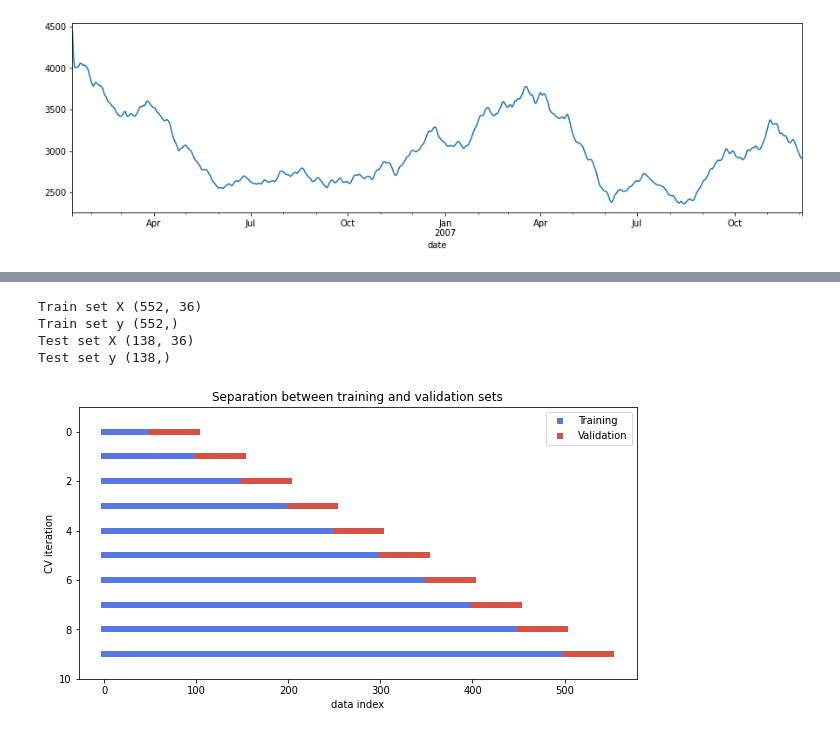
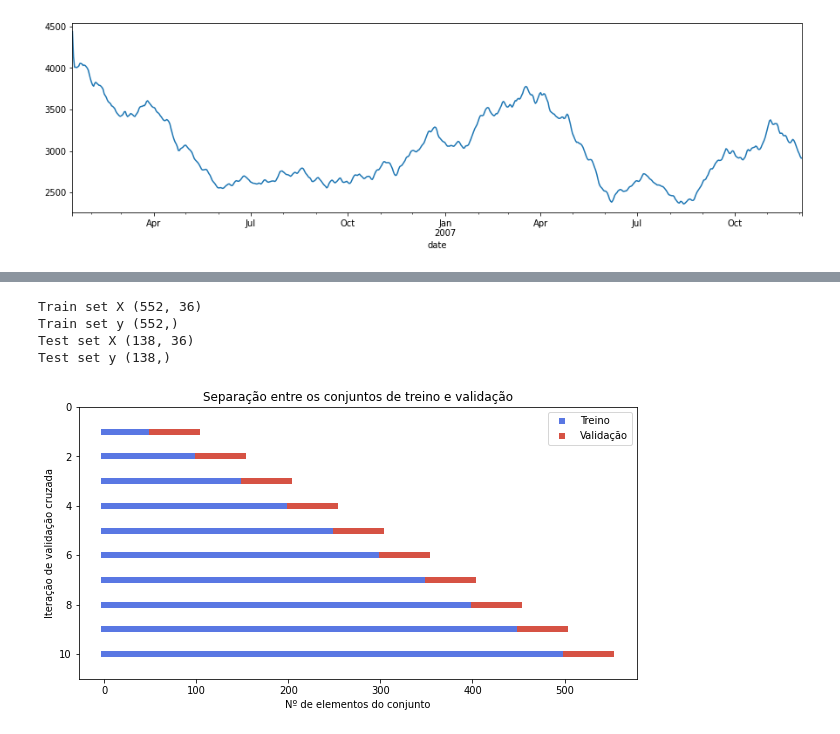
Before and after one commit to vitoramr/Energy_consumption_forecasting, a Jupyter notebook: forecast_model.ipynb, the cells around one changed output, grey strips where cells are left out. Drawn from its saved outputs; the diff is of its cells as text; code cells hidden in the pictures.

```diff
--- a/forecast_model.ipynb
+++ b/forecast_model.ipynb
@@ -534,34 +721,34 @@ None
 # %%
 # separating the features from the target variable
 X, y = df_weather.iloc[:, :-1], df_weather.iloc[:, -1]
 
 X_training, X_test, y_training, y_test = train_test_split(X, y,
                                                           test_size = 0.2,
                                                           shuffle = False)
 
 print("Train set X", X_training.shape)
 print("Train set y", y_training.shape)
 print("Test set X", X_test.shape)
 print("Test set y", y_test.shape)
 
 # expanding window train-split method
 # using all history to train
 
 cv = TimeSeriesSplit(n_splits=10)
 
 fig, ax = plt.subplots(figsize=(10, 5))
 for index, (X_train, X_val) in enumerate(cv.split(X_training)):
     # Plota índices de treino e teste
-    l1 = ax.scatter(X_train, [index] * len(X_train), c=[plt.cm.coolwarm(.1)], marker='_', lw=6)
-    l2 = ax.scatter(X_val, [index] * len(X_val), c=[plt.cm.coolwarm(.9)], marker='_', lw=6)
-    ax.set(ylim=[10, -1], title='Separation between training and validation sets', xlabel='data index', ylabel='CV iteration')
-    ax.legend([l1, l2], ['Training', 'Validation'])
+    l1 = ax.scatter(X_train, [index+1] * len(X_train), c=[plt.cm.coolwarm(.1)], marker='_', lw=6)
+    l2 = ax.scatter(X_val, [index+1] * len(X_val), c=[plt.cm.coolwarm(.9)], marker='_', lw=6)
+    ax.set(ylim=[11, 0], title='Separação entre os conjuntos de treino e validação', xlabel='Nº de elementos do conjunto', ylabel='Iteração de validação cruzada')
+    ax.legend([l1, l2], ['Treino', 'Validação'])
 # %% [output]
 Train set X (552, 36)
 Train set y (552,)
 Test set X (138, 36)
 Test set y (138,)
-[figure, old version]
+[figure, new version]
 # %%
 # define os valores possíveis para os parâmetros a serem testados
 pipe = Pipeline([
```
Also changed, not shown: parts of 28 cells of this notebook.
